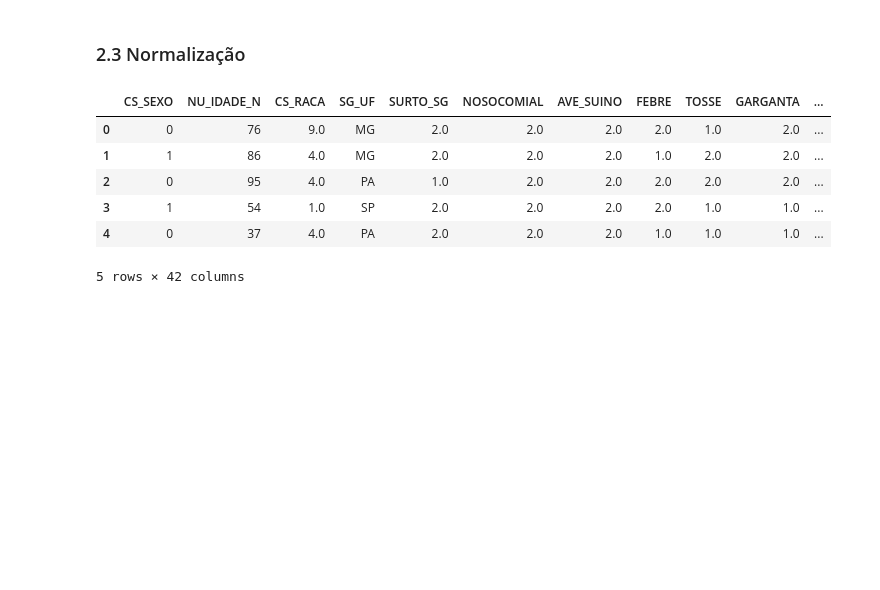
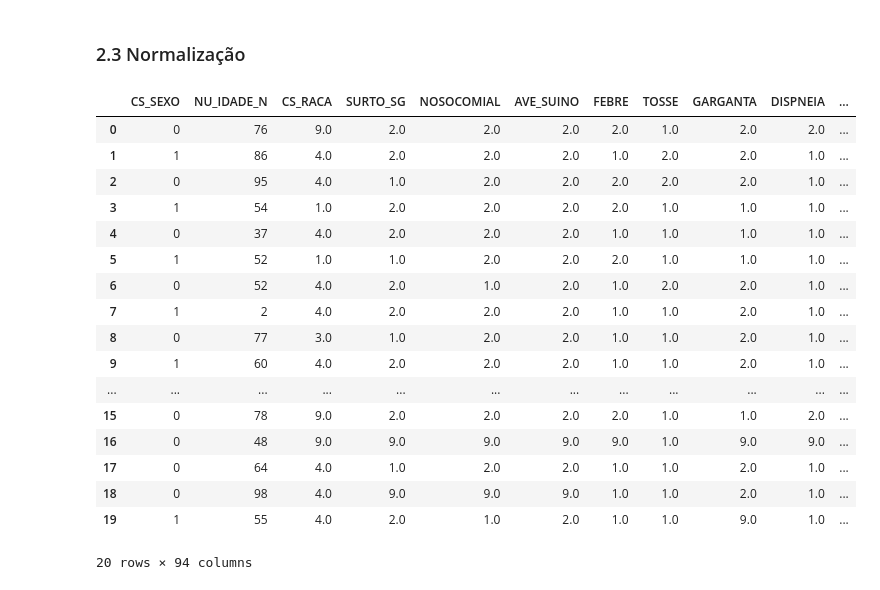
Before and after one commit to endhel/SRAG-Agrupamento-Deteccao-De-Anomalia, a Jupyter notebook: SRAG-Agrupamento-Deteccao-Anomalias.ipynb, the cells around one changed output. Saved outputs shown, nothing was run; the diff lists cells and outputs as text; code cells hidden in the pictures; blank space fills up the shorter version.

```diff
--- a/SRAG-Agrupamento-Deteccao-Anomalias.ipynb
+++ b/SRAG-Agrupamento-Deteccao-Anomalias.ipynb
@@ -265,21 +265,37 @@ dtype: int64
 ### 2.2 Rotulação de Variáveis Categóricas
 
 As colunas SG_UF_INTE, CS_SEXO e SG_UF possuem dados textuais, e os modelos de machine learning trabalham apenas com dados numéricos. Portanto, iremos transformar os dados dessas colunas em numéricos.
-# %%
-# Função para rotular a variável categórica
-from sklearn.preprocessing import LabelEncoder
-
-labelEncoder_df = LabelEncoder()
-df['CS_SEXO'] = labelEncoder_df.fit_transform(df['CS_SEXO'])
+# %%
+# Função para rotular a variável categórica
+from sklearn.preprocessing import LabelEncoder
+
+# Inseriu valores numéricos na coluna, 0 para mulher e 1 para homem
+
+df['CS_SEXO'] = LabelEncoder().fit_transform(df['CS_SEXO'])
+
+# Elimina as colunas SG_UF e SG_UF_INTE e cria uma coluna para cada volor distinto delas
+# Coloca 1 na coluna apropriada, ou seja, no estado de residência e internação do paciente
+df = pd.get_dummies(df, columns=['SG_UF', 'SG_UF_INTE'])
 # %% [markdown]
 ### 2.3 Normalização
 # %%
-df.head()
+df.head(20)
 # %% [output]
-|  | CS_SEXO | NU_IDADE_N | CS_RACA | SG_UF | SURTO_SG | NOSOCOMIAL | AVE_SUINO | FEBRE | TOSSE | GARGANTA | ... |
-| 0 | 0 | 76 | 9.0 | MG | 2.0 | 2.0 | 2.0 | 2.0 | 1.0 | 2.0 | ... |
-| 1 | 1 | 86 | 4.0 | MG | 2.0 | 2.0 | 2.0 | 1.0 | 2.0 | 2.0 | ... |
-| 2 | 0 | 95 | 4.0 | PA | 1.0 | 2.0 | 2.0 | 2.0 | 2.0 | 2.0 | ... |
-| 3 | 1 | 54 | 1.0 | SP | 2.0 | 2.0 | 2.0 | 2.0 | 1.0 | 1.0 | ... |
-| 4 | 0 | 37 | 4.0 | PA | 2.0 | 2.0 | 2.0 | 1.0 | 1.0 | 1.0 | ... |
+|  | CS_SEXO | NU_IDADE_N | CS_RACA | SURTO_SG | NOSOCOMIAL | AVE_SUINO | FEBRE | TOSSE | GARGANTA | DISPNEIA | ... |
+| 0 | 0 | 76 | 9.0 | 2.0 | 2.0 | 2.0 | 2.0 | 1.0 | 2.0 | 2.0 | ... |
+| 1 | 1 | 86 | 4.0 | 2.0 | 2.0 | 2.0 | 1.0 | 2.0 | 2.0 | 1.0 | ... |
+| 2 | 0 | 95 | 4.0 | 1.0 | 2.0 | 2.0 | 2.0 | 2.0 | 2.0 | 1.0 | ... |
+| 3 | 1 | 54 | 1.0 | 2.0 | 2.0 | 2.0 | 2.0 | 1.0 | 1.0 | 1.0 | ... |
+| 4 | 0 | 37 | 4.0 | 2.0 | 2.0 | 2.0 | 1.0 | 1.0 | 1.0 | 1.0 | ... |
+| 5 | 1 | 52 | 1.0 | 1.0 | 2.0 | 2.0 | 2.0 | 1.0 | 1.0 | 1.0 | ... |
+| 6 | 0 | 52 | 4.0 | 2.0 | 1.0 | 2.0 | 1.0 | 2.0 | 2.0 | 1.0 | ... |
+| 7 | 1 | 2 | 4.0 | 2.0 | 2.0 | 2.0 | 1.0 | 1.0 | 2.0 | 1.0 | ... |
+| 8 | 0 | 77 | 3.0 | 1.0 | 2.0 | 2.0 | 1.0 | 1.0 | 2.0 | 1.0 | ... |
+| 9 | 1 | 60 | 4.0 | 2.0 | 2.0 | 2.0 | 1.0 | 1.0 | 2.0 | 1.0 | ... |
+| ... | ... | ... | ... | ... | ... | ... | ... | ... | ... | ... | ... |
+| 15 | 0 | 78 | 9.0 | 2.0 | 2.0 | 2.0 | 2.0 | 1.0 | 1.0 | 2.0 | ... |
+| 16 | 0 | 48 | 9.0 | 9.0 | 9.0 | 9.0 | 9.0 | 1.0 | 9.0 | 9.0 | ... |
+| 17 | 0 | 64 | 4.0 | 1.0 | 2.0 | 2.0 | 1.0 | 1.0 | 2.0 | 1.0 | ... |
+| 18 | 0 | 98 | 4.0 | 9.0 | 9.0 | 9.0 | 1.0 | 1.0 | 2.0 | 1.0 | ... |
+| 19 | 1 | 55 | 4.0 | 2.0 | 1.0 | 2.0 | 1.0 | 1.0 | 9.0 | 1.0 | ... |
-5 rows × 42 columns
+20 rows × 94 columns
```
